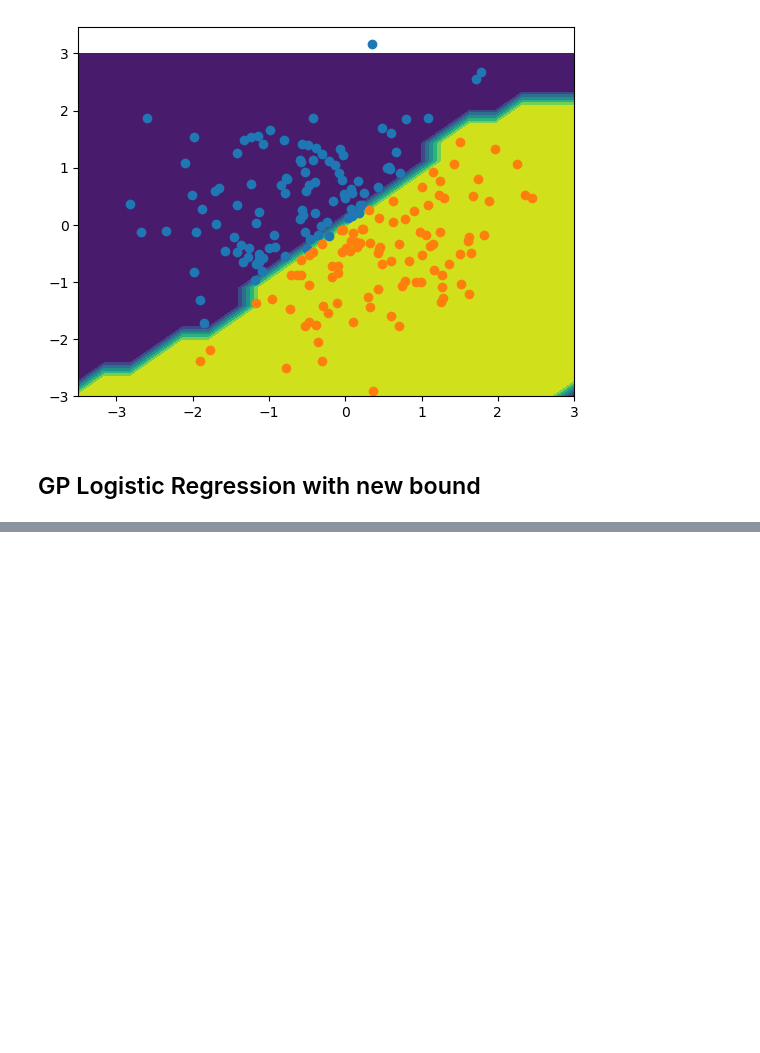
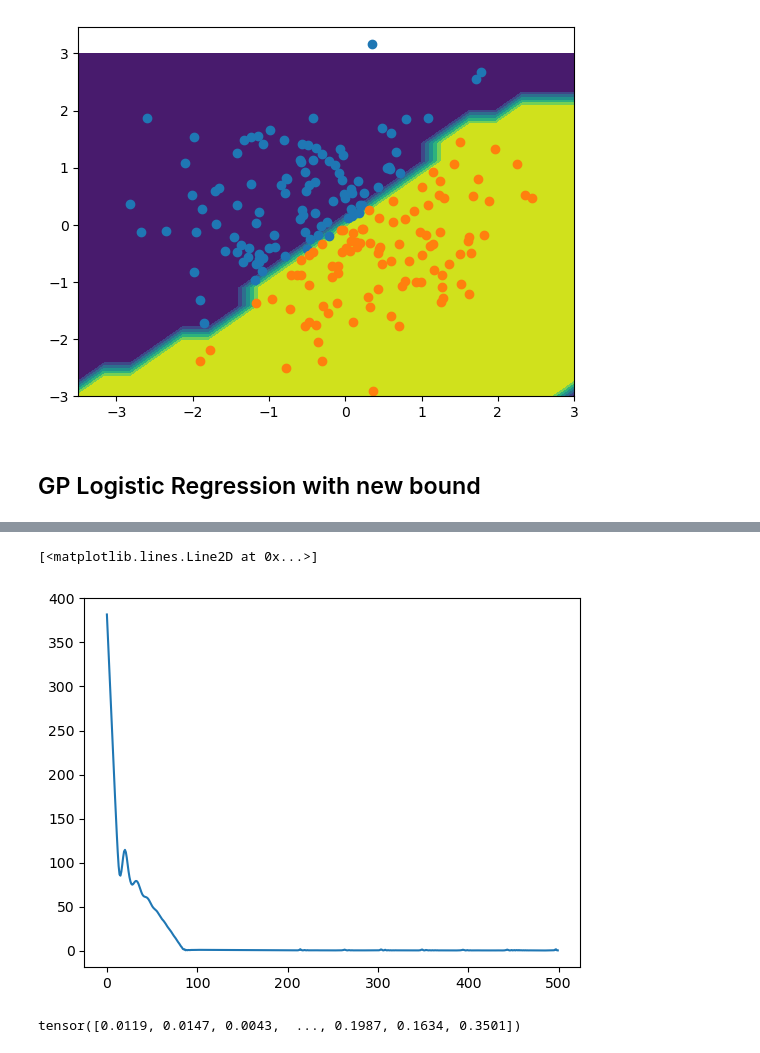
Before and after one commit to mkomod/vi-per, a Jupyter notebook: notebooks/gpytorch_testing.ipynb, the cells around one changed output, grey strips where cells are left out. Cells and saved outputs as stored; diff of their text form; code cells hidden in the pictures; blank space fills up the shorter version.

```diff
--- a/notebooks/gpytorch_testing.ipynb
+++ b/notebooks/gpytorch_testing.ipynb
@@ -543,0 +659,5 @@ plt.plot(train_x[train_y==1,0].numpy(), train_x[train_y==1,1].numpy(), 'o')
+# %%
+ds = dsdl.load("cod-rna")
+# %%
+X, y = ds.get_train()
+X = X.todense()
@@ -543,0 +667,4 @@ plt.plot(train_x[train_y==1,0].numpy(), train_x[train_y==1,1].numpy(), 'o')
+# %%
+X = torch.tensor(X, dtype=torch.float)
+y = torch.tensor(y, dtype=torch.float)
+y[y == -1] = 0
@@ -543,0 +679,4 @@ plt.plot(train_x[train_y==1,0].numpy(), train_x[train_y==1,1].numpy(), 'o')
+# %%
+# fit the method
+f = LogisticGPVI(y, X, verbose=True, n_iter=500, n_inducing=250, lr=0.1)
+f.fit()
@@ -543,0 +701,5 @@ plt.plot(train_x[train_y==1,0].numpy(), train_x[train_y==1,1].numpy(), 'o')
+# %%
+plt.plot(f.loss)
+# %% [output]
+[<matplotlib.lines.Line2D at 0x...>]
+[figure, added]
@@ -543,0 +727,5 @@ plt.plot(train_x[train_y==1,0].numpy(), train_x[train_y==1,1].numpy(), 'o')
+# %%
+y_pred = f.predict(X_test)
+y_pred
+# %% [output]
+tensor([0.0119, 0.0147, 0.0043,  ..., 0.1987, 0.1634, 0.3501])
```
Also changed, not shown: parts of 51 cells of this notebook, 3 other files.
